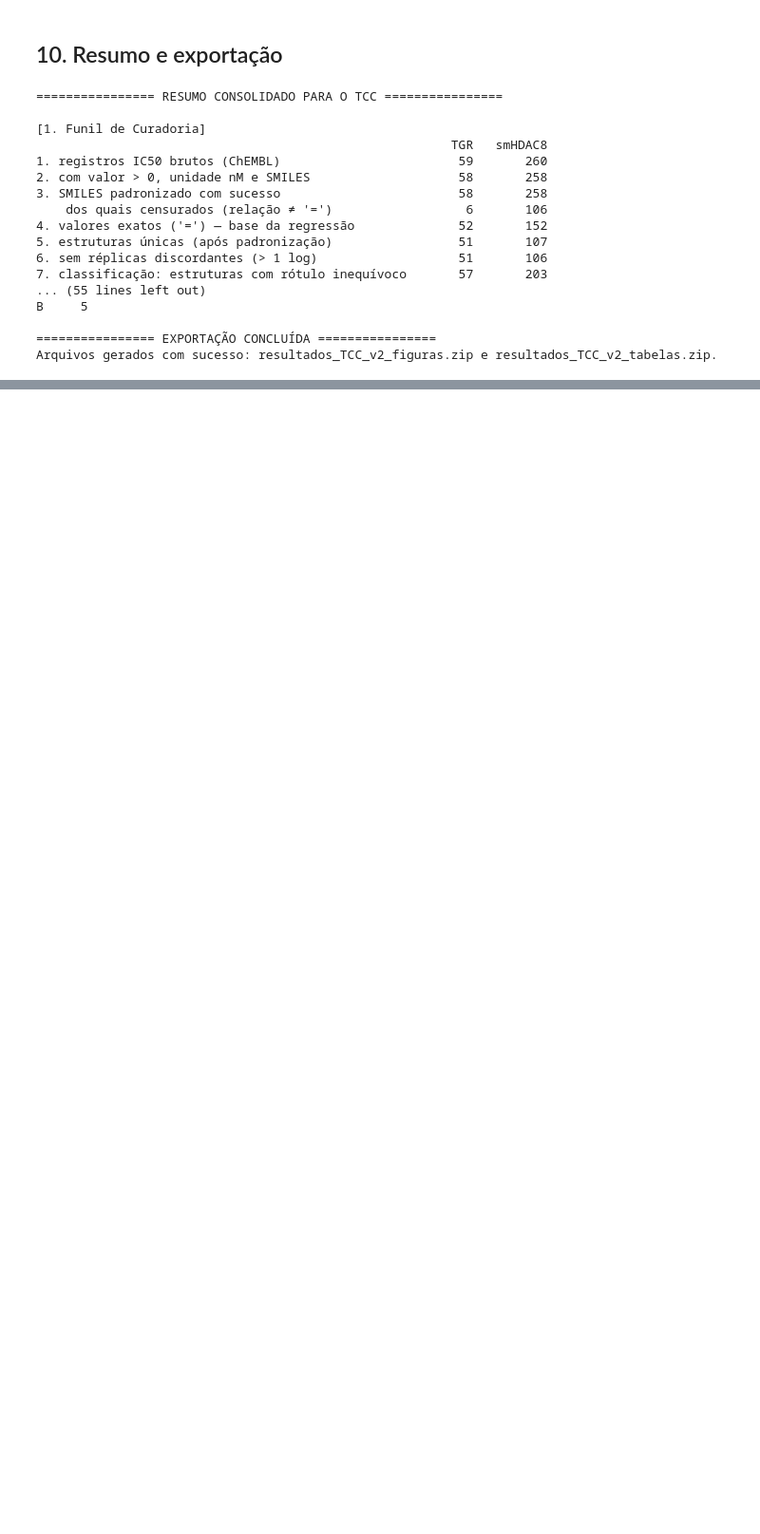
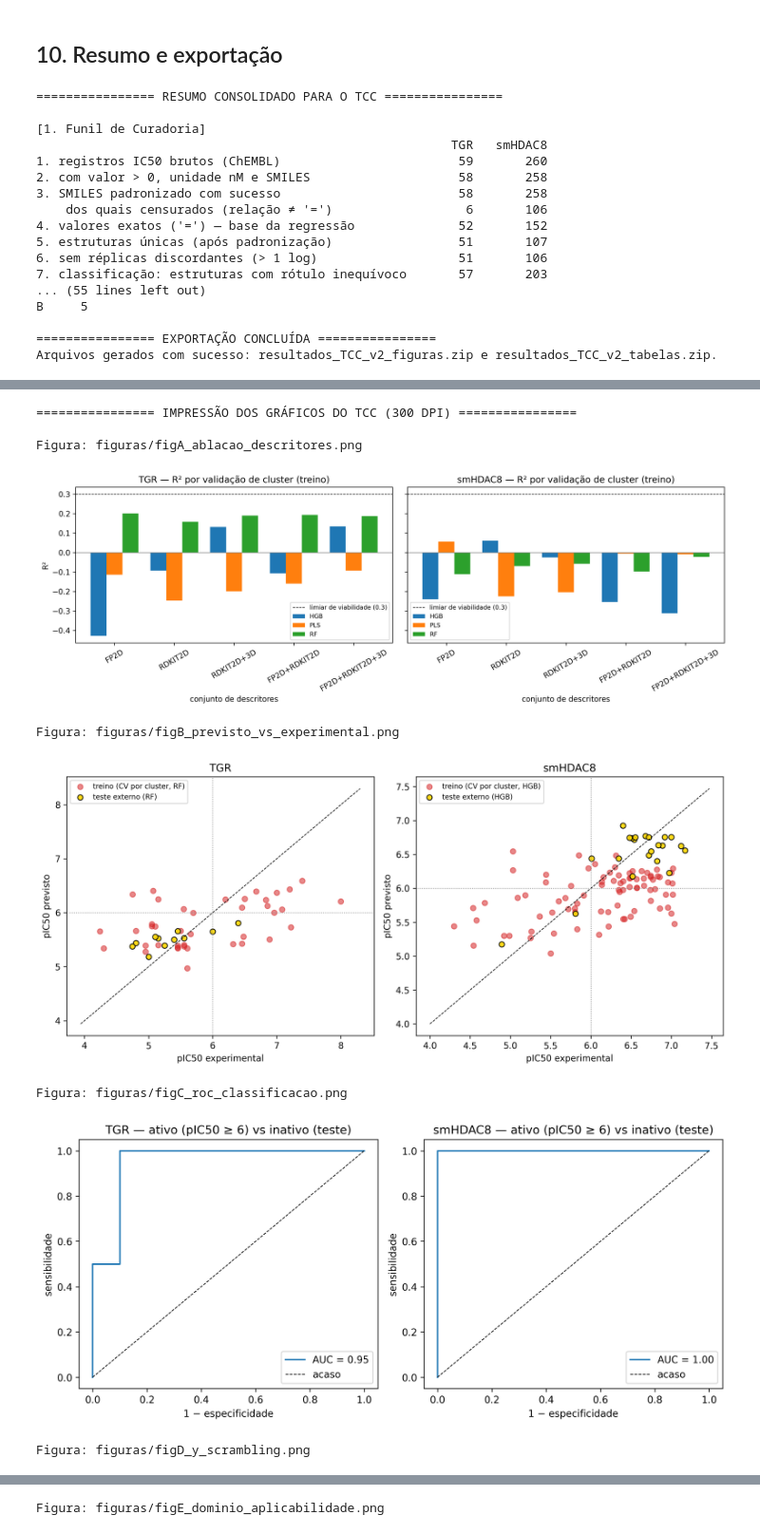
Before and after one commit to TarodinoAugusto/ZINC-Paraziquantel-similarity-search, a Jupyter notebook: tcc_pipeline_v2_(1).ipynb, the cells around one changed output, grey strips where cells are left out. Shown at 95% size. Saved outputs shown, nothing was run; the diff lists cells and outputs as text; code cells hidden in the pictures; blank space fills up the shorter version.

```diff
--- a/tcc_pipeline_v2_(1).ipynb
+++ b/tcc_pipeline_v2_(1).ipynb
@@ -1163,0 +1170,38 @@ Arquivos gerados com sucesso: resultados_TCC_v2_figuras.zip e resultados_TCC_v2_
+# %%
+from IPython.display import Image, display
+import glob
+
+print('================ IMPRESSÃO DOS GRÁFICOS DO TCC (300 DPI) ================')
+figuras = sorted(glob.glob('figuras/*.png'))
+for fig_path in figuras:
+    print(f'\nFigura: {fig_path}')
+    display(Image(filename=fig_path, width=800))
+
+print('\n================ DETALHAMENTO DE DESEMPENHO DOS MODELOS ================')
+print('\n[1. Funil de Curadoria e Filtros]')
+display(FUNIL)
+
+print('\n[2. Análise de Propriedades Lipinski nos Treinos]')
+display(LIP)
+
+print('\n[3. Regressão: Desempenho no Teste Externo]')
+display(TESTE.round(3))
+
+print('\n[4. Classificação: Desempenho no Teste Externo]')
+display(CLS_TAB.round(3))
+
+print('\n[5. Validação de Robustez por Y-Scrambling]')
+display(YS_TAB.round(3))
+
+print('\n[6. Domínio de Aplicabilidade no Conjunto de Teste]')
+display(AD_TAB.round(3))
+# %% [output]
+================ IMPRESSÃO DOS GRÁFICOS DO TCC (300 DPI) ================
+
+Figura: figuras/figA_ablacao_descritores.png
+[figure, added]
+Figura: figuras/figB_previsto_vs_experimental.png
+[figure, added]
+Figura: figuras/figC_roc_classificacao.png
+[figure, added]
+Figura: figuras/figD_y_scrambling.png
@@ -1163,0 +1209 @@ Arquivos gerados com sucesso: resultados_TCC_v2_figuras.zip e resultados_TCC_v2_
+Figura: figuras/figE_dominio_aplicabilidade.png
```
Also changed, not shown: parts of 88 cells of this notebook.
